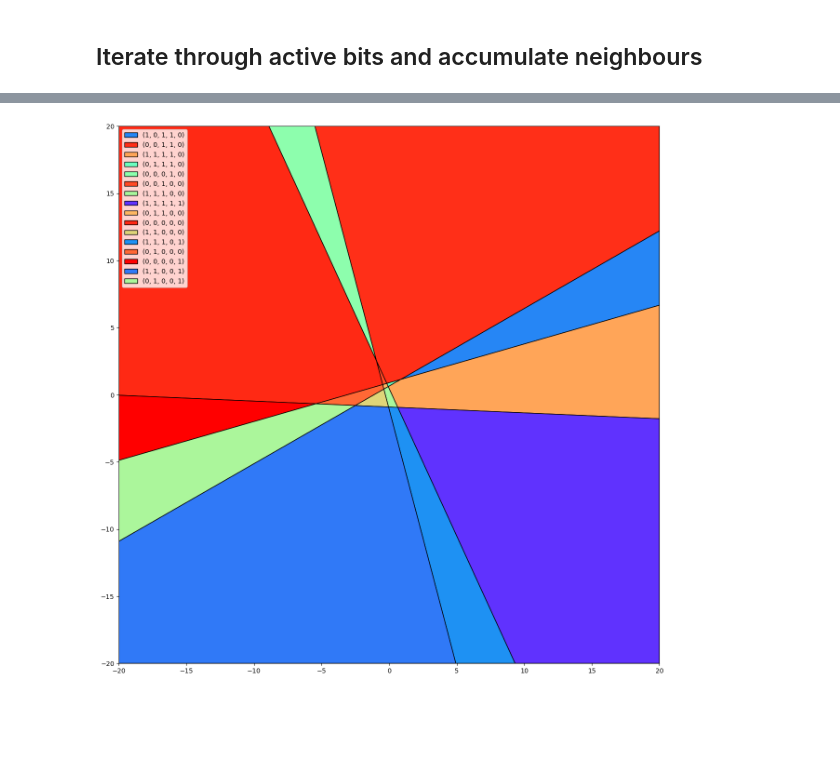
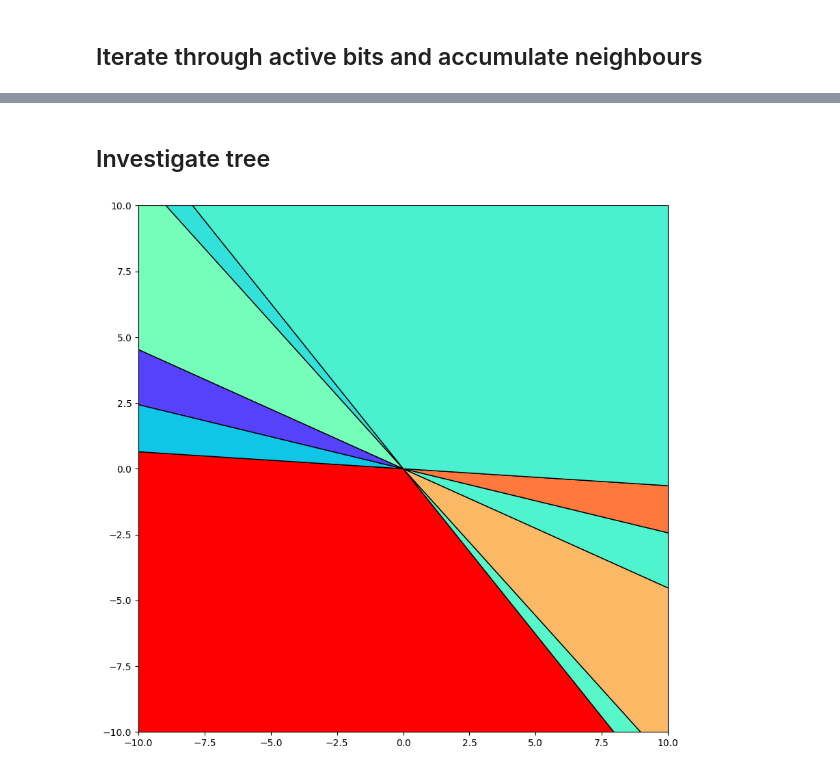
Before and after one commit to Johanmkr/WP1-Polyhedra, a Jupyter notebook: notebooks/new_tree.ipynb, the cells around one changed output, grey strips where cells are left out. Drawn from its saved outputs; the diff is of its cells as text; code cells hidden in the pictures; blank space fills up the shorter version.

```diff
--- a/notebooks/new_tree.ipynb
+++ b/notebooks/new_tree.ipynb
@@ -277,2 +313,5 @@ array([[1],
+# %%
+D10 = S10 @ W1 @ A0w
+g10 = -S10 @ (W1 @ c0w + b1)
 # %% [markdown]
 ## Find $\tilde{q_0}$ - Active bits of $q_0$
@@ -384,7 +432,7 @@ actives[to_tuple(q0)] = q0_tilde
 # Iterate through and change the actvie indices
 
 for active_idx in q0_tilde:
-    q_new = q0.copy()
+    q_new = q10.copy()
     q_new[active_idx] ^= 1  # 0 becomes 1, 1 becomes 0
     traversed[to_tuple(q_new)] = False
 # %%
@@ -459,27 +516,2 @@ verts = lineqs(-A0, -c0, bounds=bounds)
-# %%
-import matplotlib.pyplot as plt
-import matplotlib
-from matplotlib.patches import Polygon
-from matplotlib.collections import PatchCollection
-colors = [np.random.randint(1, 300) for i in range(len(traversed))]
-cmap = matplotlib.colormaps['rainbow']
-
-polygons = []
-for i, q in enumerate(traversed.keys()):
-    q_arr = np.array(q)
-    A, c = get_A_c(q_arr, H[0])
-    verts = lineqs(-A, -c, bounds=bounds, show=False)
-
-    polygon = Polygon(xy=verts, facecolor=cmap(colors[i]), edgecolor="black", label=f"{q}")
-
-    polygons.append(polygon)
-
-fig, ax = plt.subplots(figsize=(15,15))
-
-for p in polygons:
-    ax.add_patch(p)
-    ax.legend()
-    ax.set_xlim([-fac, fac])
-    ax.set_ylim([-fac, fac])
-# %% [output]
-[figure, removed]
+# %% [markdown]
+## Investigate tree
@@ -486 +555,40 @@ for p in polygons:
+# %%
+from intvalpy import lineqs
+import matplotlib.pyplot as plt
+import matplotlib
+from matplotlib.patches import Polygon
+from matplotlib.collections import PatchCollection
+colors = [np.random.randint(1, 300) for i in range(len(traversed))]
+cmap = matplotlib.colormaps['rainbow']
+
+bound = 92
+bounds = [[-bound, -bound], [bound, bound]]
+polygons = []
+for i, child in enumerate(root.get_children()):
+    D = child.Dlw_active
+    g = child.glw_active
+
+    try:
+        # Use a small tolerance or check feasibility first
+        verts = lineqs(-D, -g, bounds=bounds, show=False, size=(5,5))
+    except (IndexError, ValueError) as e:
+        print("Warning: Polytope has no vertices or is empty. Skipping visualization.")
+        verts = np.array([]) # Or handle as needed
+
+    vertices_within_boundaries = any(-bound <= coord[0] <= bound and -bound <= coord[1] <= bound for coord in verts)
+
+    clipped_vertices = clip_vertices(verts.tolist(),bound)
+    if vertices_within_boundaries:
+        polygon = Polygon(xy=verts, facecolor=cmap(colors[i]), edgecolor="black")
+        polygons.append(polygon)
+
+fig, ax = plt.subplots(figsize=(10,10))
+
+for p in polygons:
+    ax.add_patch(p)
+    # ax.legend()
+    ax.set_xlim([-fac, fac])
+    ax.set_ylim([-fac, fac])
+# %% [output]
+[figure, added]
 # %%
```
Also changed, not shown: parts of 38 cells of this notebook.
